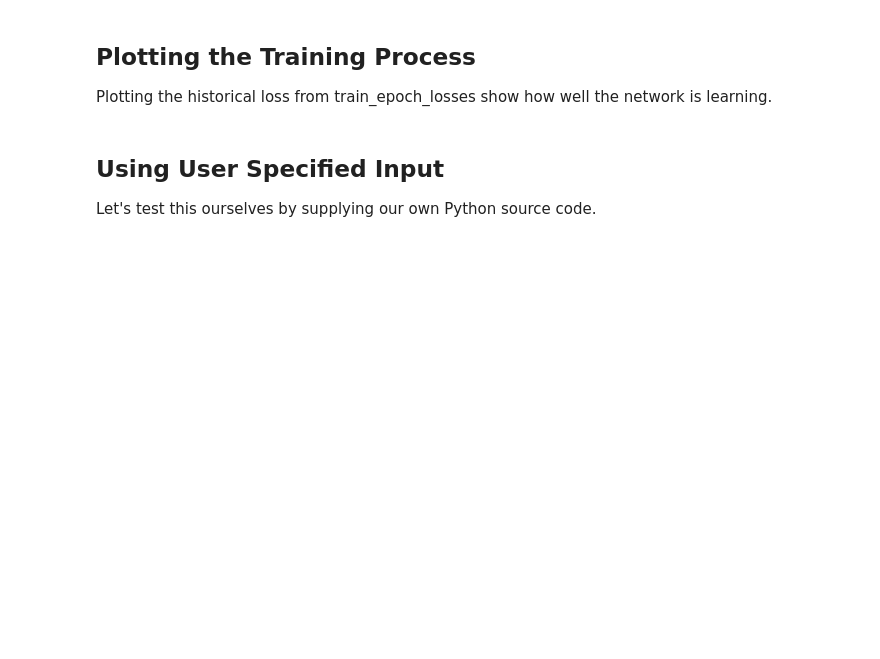
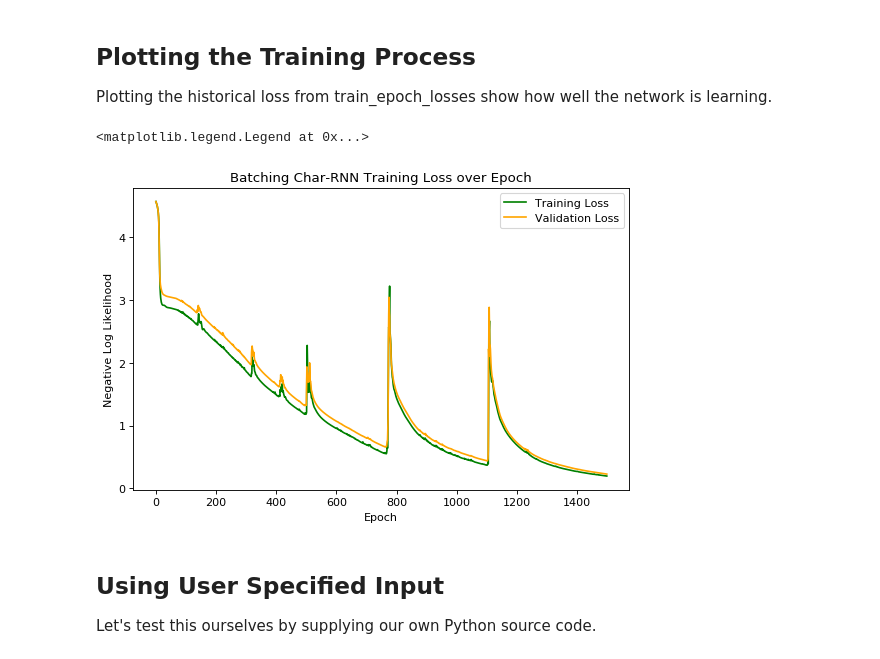
Before and after one commit to awwong1/genpyseq, a Jupyter notebook: notebooks/extending_char_rnns_for_sequence_generation.ipynb, the cells around one changed output. Saved outputs shown, nothing was run; the diff lists cells and outputs as text; code cells hidden in the pictures; blank space fills up the shorter version.

Commit message:
only batch_size 1 due to unaccounted pad

```diff
--- a/notebooks/extending_char_rnns_for_sequence_generation.ipynb
+++ b/notebooks/extending_char_rnns_for_sequence_generation.ipynb
@@ -325,7 +384,8 @@ Before each batch, the RNN's hidden state should be initialized.
 max_window_size = 20
 gen = batch_sliding_window_generator(
     training_data, batch_size, max_window_size, gen_forever=False)
-inp_charseq, target_charseq = next(gen)
+batch, _ = next(gen)
+inp_charseq, target_charseq = batch
 inp_val = charseqs_to_tensor(inp_charseq)
 
 hidden = char_rnn.init_hidden(batch_size)
@@ -399,12 +459,13 @@ def train(target_tensor, input_tensor, optimizer):
     for i in range(window_size):
         output, hidden = char_rnn(input_tensor.narrow(0, i, 1), hidden)
         _, loss_output_tensor = target_tensor[i].topk(1)
-        loss += criterion(output.view(1, -1), loss_output_tensor.view(1))
+        # diagnose training issues
+        # import pdb; pdb.set_trace()
+
+        loss += criterion(output.view(batch_size, -1), loss_output_tensor.view(-1))
 
     loss.backward()
     optimizer.step()
-    # diagnose training issues
-    # import pdb; pdb.set_trace()
 
     return output, loss.item() / window_size
 # %% [markdown]
@@ -428,15 +489,15 @@ def evaluate(target_tensor, input_tensor):
         _, target_character = target_tensor[i].topk(1)
         _, predict_character = output.topk(1)
 
-        if target_character.view(1).item() == predict_character.view(1).item():
-            match.append(1)
-        else:
-            match.append(0)
+        # import pdb; pdb.set_trace()
 
-        loss += criterion(output.view(1, -1), target_character.view(1))
+        for batch_match in target_character.view(-1) == predict_character.view(-1):
+            match.append(batch_match.item())
+
+        loss += criterion(output.view(batch_size, -1), target_character.view(-1))
 
     # loss.backward()
-    accuracy = sum(match)/len(match)
+    accuracy = mean(match)
     return accuracy, loss.item() / window_size
 # %% [markdown]
 ## Training our Model
@@ -477,7 +539,11 @@ for epoch_idx in range(n_epochs):
     # This generator will terminate when it finishes the file.
     gen = batch_sliding_window_generator(
         training_data, batch_size, max_window_size, gen_forever=False)
-    for input_char_seq, target_char_seq in gen:
+    for batch, _ in gen:
+        input_char_seq, target_char_seq = batch
+        # diagnose training issues
+        #import pdb; pdb.set_trace()
+
         input_tensor = charseqs_to_tensor(input_char_seq)
         target_tensor = charseqs_to_tensor(target_char_seq)
 
@@ -494,13 +560,14 @@ for epoch_idx in range(n_epochs):
 
     # Run our model on our validation data set to determine validation loss and accuracy
     gen = batch_sliding_window_generator(
-        validation_data, batch_size, max_window_size, gen_forever=False)
+        validation_data, 1, max_window_size, gen_forever=False)
 
     eval_accuracies = []
     eval_losses = []
-    for input_char_seq, target_char_seq in gen:
-        input_tensor = charseqs_to_tensor(input_char_seq)
-        target_tensor = charseqs_to_tensor(target_char_seq)
+    for batch, _ in gen:
+        input_char_seqs, target_char_seqs = batch
+        input_tensor = charseqs_to_tensor(input_char_seqs)
+        target_tensor = charseqs_to_tensor(target_char_seqs)
         eval_accuracy, eval_loss = evaluate(target_tensor, input_tensor)
         eval_accuracies.append(eval_accuracy)
         eval_losses.append(eval_loss)
@@ -534,8 +603,13 @@ Epoch 886 59.1%: iter   886 (2m 31s) | Train Loss: 1.57955
 ## Plotting the Training Process
 Plotting the historical loss from train_epoch_losses show how well the network is learning.
 # %%
-plt.figure()
+plt.figure(figsize=(8, 5), dpi=80)
 plt.title("Batching Char-RNN Training Loss over Epoch")
 plt.xlabel("Epoch")
 plt.ylabel("Negative Log Likelihood")
-plt.plot(train_epoch_losses)
+plt.plot(train_epoch_losses, color="green", label="Training Loss")
+plt.plot(eval_epoch_losses, color="orange", label="Validation Loss")
+plt.legend(loc="upper right")
+# %% [output]
+<matplotlib.legend.Legend at 0x...>
+[figure, added]
```
Also changed, not shown: parts of 13 cells of this notebook, 1 other file.
